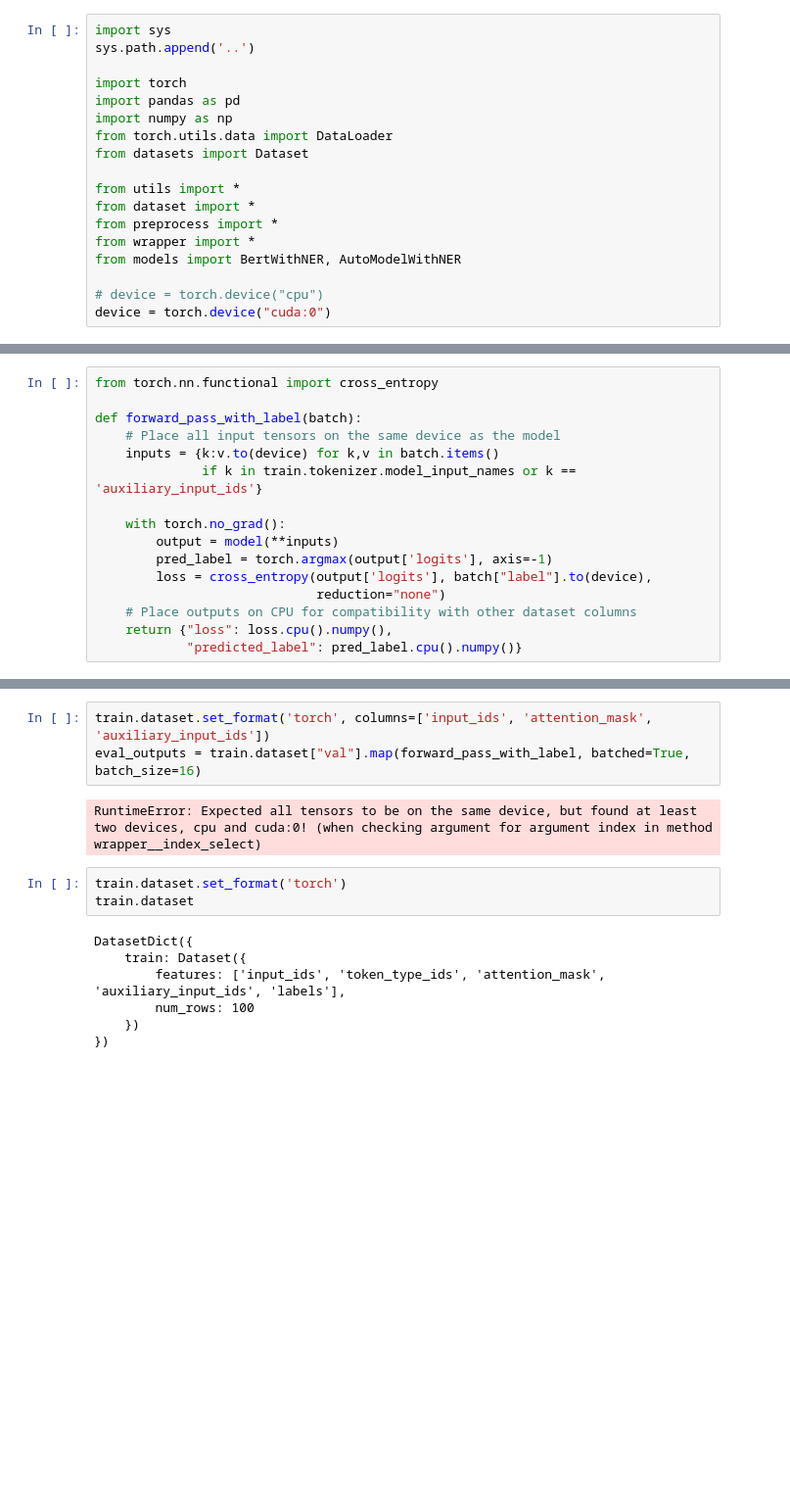
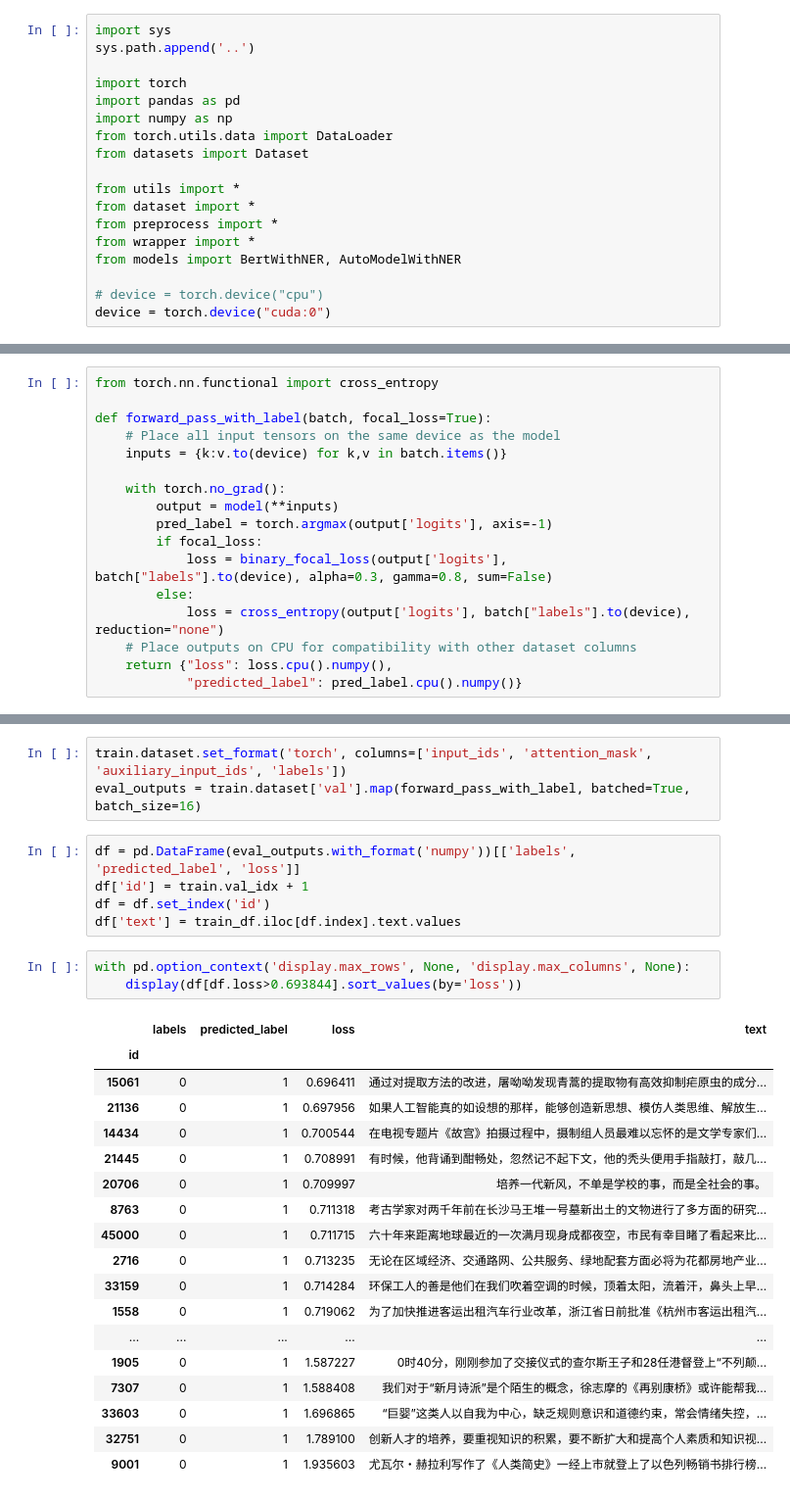
Before and after one commit to holajoa/chinese-grammar-error-detection, a Jupyter notebook: notebooks/predict.ipynb, the cells around one changed output, grey strips where cells are left out. Shown at 98% size. Drawn from its saved outputs; the diff is of its cells as text; blank space fills up the shorter version.

```diff
--- a/notebooks/predict.ipynb
+++ b/notebooks/predict.ipynb
@@ -139,16 +161,17 @@ Deprecated in NumPy 1.20; for more details and guidance: https://numpy.org/devdo
 # %%
 from torch.nn.functional import cross_entropy
 
-def forward_pass_with_label(batch):
+def forward_pass_with_label(batch, focal_loss=True):
     # Place all input tensors on the same device as the model
-    inputs = {k:v.to(device) for k,v in batch.items()
-              if k in train.tokenizer.model_input_names or k == 'auxiliary_input_ids'}
+    inputs = {k:v.to(device) for k,v in batch.items()}
 
     with torch.no_grad():
         output = model(**inputs)
         pred_label = torch.argmax(output['logits'], axis=-1)
-        loss = cross_entropy(output['logits'], batch["label"].to(device),
-                             reduction="none")
+        if focal_loss:
+            loss = binary_focal_loss(output['logits'], batch["labels"].to(device), alpha=0.3, gamma=0.8, sum=False)
+        else:
+            loss = cross_entropy(output['logits'], batch["labels"].to(device), reduction="none")
     # Place outputs on CPU for compatibility with other dataset columns
     return {"loss": loss.cpu().numpy(),
             "predicted_label": pred_label.cpu().numpy()}
@@ -155,15 +212,30 @@ def forward_pass_with_label(batch):
 # %%
-train.dataset.set_format('torch', columns=['input_ids', 'attention_mask', 'auxiliary_input_ids'])
-eval_outputs = train.dataset["val"].map(forward_pass_with_label, batched=True, batch_size=16)
+train.dataset.set_format('torch', columns=['input_ids', 'attention_mask', 'auxiliary_input_ids', 'labels'])
+eval_outputs = train.dataset['val'].map(forward_pass_with_label, batched=True, batch_size=16)
-# %% [output]
-RuntimeError: Expected all tensors to be on the same device, but found at least two devices, cpu and cuda:0! (when checking argument for argument index in method wrapper__index_select)
-# %%
-train.dataset.set_format('torch')
-train.dataset
-# %% [output]
-DatasetDict({
-    train: Dataset({
-        features: ['input_ids', 'token_type_ids', 'attention_mask', 'auxiliary_input_ids', 'labels'],
-        num_rows: 100
-    })
-})
+# %%
+df = pd.DataFrame(eval_outputs.with_format('numpy'))[['labels', 'predicted_label', 'loss']]
+df['id'] = train.val_idx + 1
+df = df.set_index('id')
+df['text'] = train_df.iloc[df.index].text.values
+# %%
+with pd.option_context('display.max_rows', None, 'display.max_columns', None):
+    display(df[df.loss>0.693844].sort_values(by='loss'))
+# %% [output]
+|  | labels | predicted_label | loss | text |
+| id |  |  |  |  |
+| 15061 | 0 | 1 | 0.696411 | 通过对提取方法的改进，屠呦呦发现青蒿的提取物有高效抑制疟原虫的成分... |
+| 21136 | 0 | 1 | 0.697956 | 如果人工智能真的如设想的那样，能够创造新思想、模仿人类思维、解放生... |
+| 14434 | 0 | 1 | 0.700544 | 在电视专题片《故宫》拍摄过程中，摄制组人员最难以忘怀的是文学专家们... |
+| 21445 | 0 | 1 | 0.708991 | 有时候，他背诵到酣畅处，忽然记不起下文，他的秃头便用手指敲打，敲几... |
+| 20706 | 0 | 1 | 0.709997 | 培养一代新风，不单是学校的事，而是全社会的事。 |
+| 8763 | 0 | 1 | 0.711318 | 考古学家对两千年前在长沙马王堆一号墓新出土的文物进行了多方面的研究... |
+| 45000 | 0 | 1 | 0.711715 | 六十年来距离地球最近的一次满月现身成都夜空，市民有幸目睹了看起来比... |
+| 2716 | 0 | 1 | 0.713235 | 无论在区域经济、交通路网、公共服务、绿地配套方面必将为花都房地产业... |
+| 33159 | 0 | 1 | 0.714284 | 环保工人的善是他们在我们吹着空调的时候，顶着太阳，流着汗，鼻头上早... |
+| 1558 | 0 | 1 | 0.719062 | 为了加快推进客运出租汽车行业改革，浙江省日前批准《杭州市客运出租汽... |
+| ... | ... | ... | ... | ... |
+| 1905 | 0 | 1 | 1.587227 | 0时40分，刚刚参加了交接仪式的查尔斯王子和28任港督登上“不列颠... |
+| 7307 | 0 | 1 | 1.588408 | 我们对于“新月诗派”是个陌生的概念，徐志摩的《再别康桥》或许能帮我... |
+| 33603 | 0 | 1 | 1.696865 | “巨婴”这类人以自我为中心，缺乏规则意识和道德约束，常会情绪失控，... |
+| 32751 | 0 | 1 | 1.789100 | 创新人才的培养，要重视知识的积累，要不断扩大和提高个人素质和知识视... |
+| 9001 | 0 | 1 | 1.935603 | 尤瓦尔・赫拉利写作了《人类简史》一经上市就登上了以色列畅销书排行榜... |
```
Also changed, not shown: parts of 10 cells of this notebook, 4 other files.
